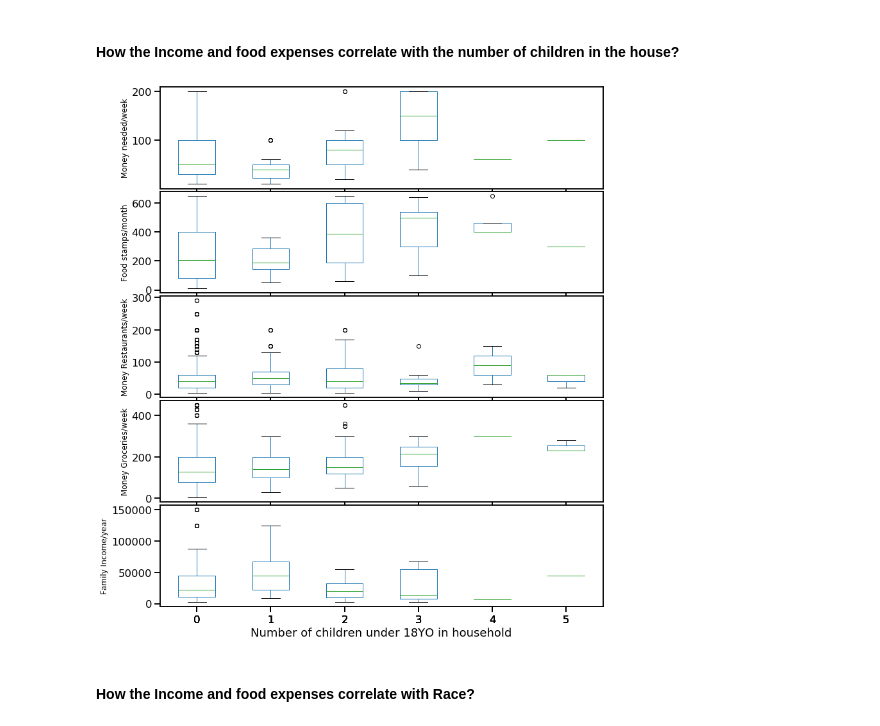
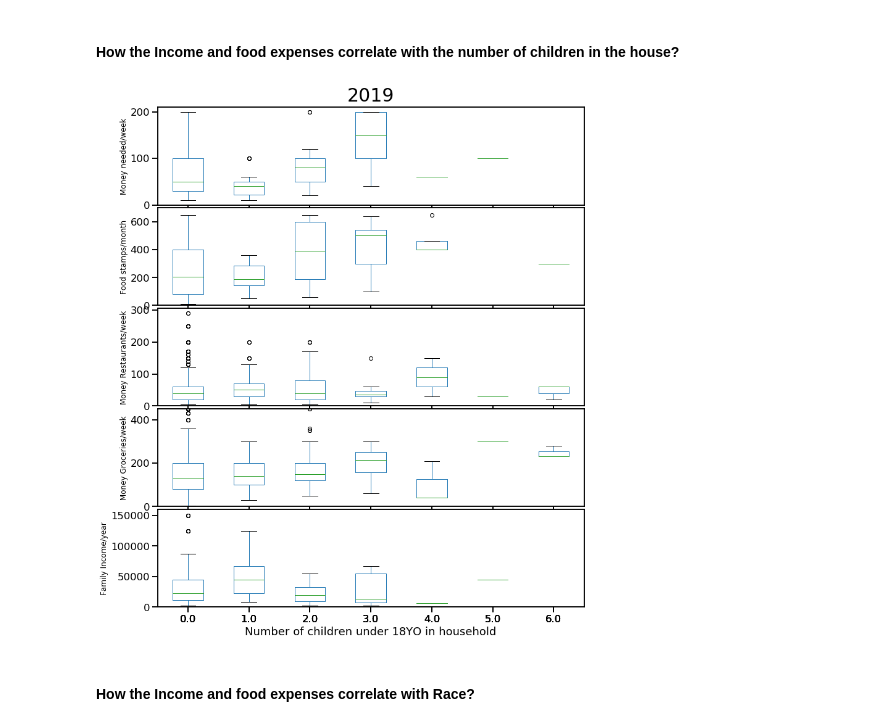
Before and after one commit to astronomilo/foodinsecurity, a Jupyter notebook: Notebooks/EDA_Prep/Team_27_EDA_Prep_20220220.ipynb, the cells around one changed output. Cells and saved outputs as stored; diff of their text form; code cells hidden in the pictures.

Commit message:
Include plots of Race and Number of children dependence for 2019 and 2020.

```diff
--- a/Notebooks/EDA_Prep/Team_27_EDA_Prep_20220207.ipynb
+++ b/Notebooks/EDA_Prep/Team_27_EDA_Prep_20220220.ipynb
@@ -176,13 +176,14 @@ cps2019_df.head()
 | 4 | 2296 | 10 | 1 | 7 | 1 | 4 | 0 | 0 | -1 | 30 | ... |
 # %%
 # Changing the original key names to something we can easily understand
-cps2019_df = cps2019_df.rename(columns={'HEFAMINC':'FAMILY_INCOME','HRHTYPE':'HOUSEHOLD_TYPE',
-                        'PTDTRACE':'RACE', 'PREMPNOT':'EMPLOYMENT_STATUS',
-                        'PRCHLD':'PRESENCE_OF_CHILDREN_UNDER_18YO', 'HETS2O':'HOUSEHOLD_PURCHASES_GROCERIES',
-                        'HETS6O':'HOUSEHOLD_PURCHASES_RESTAURANTS',
-                        'HETS8CO': 'AMOUNT_NEEDED_TO_MEET_HOUSEHOLD_FOOD_NEED',
-                        'HETSP3O':'FOODSTAMPS_AMT_PERMONTH', 'HESP1':'Y/N_RECEVIED_FOODBENEFITS_PAST12MONTHS',
-                        'HRNUMHOU' : 'TOTAL_PERSONS_HOUSEHOLD','PRNMCHLD':'NUMBER_OWN_CHILDREN'})
+newnames= {'HEFAMINC':'FAMILY_INCOME','HRHTYPE':'HOUSEHOLD_TYPE',
+            'PTDTRACE':'RACE', 'PREMPNOT':'EMPLOYMENT_STATUS',
+            'PRCHLD':'PRESENCE_OF_CHILDREN_UNDER_18YO', 'HETS2O':'HOUSEHOLD_PURCHASES_GROCERIES',
+            'HETS6O':'HOUSEHOLD_PURCHASES_RESTAURANTS',
+            'HETS8CO': 'AMOUNT_NEEDED_TO_MEET_HOUSEHOLD_FOOD_NEED',
+            'HETSP3O':'FOODSTAMPS_AMT_PERMONTH', 'HESP1':'Y/N_RECEVIED_FOODBENEFITS_PAST12MONTHS',
+            'HRNUMHOU' : 'TOTAL_PERSONS_HOUSEHOLD','PRNMCHLD':'NUMBER_OWN_CHILDREN'}
+cps2019_df = cps2019_df.rename(columns=newnames)
 # cps2019_df.to_csv('filename.csv')  # Uncomment in case you want to save this modified DF into a CSV file
 # cps2019_df.isnull().values.any()  # Check for any null values
 # cps2019_df.describe()  # Show count, mean, std, etc.
@@ -564,55 +565,89 @@ plt.show()
 # %% [markdown]
 #### How the Income and food expenses correlate with the number of children in the house?
 # %%
+import warnings
+warnings.filterwarnings("ignore")
+
+def fix_number_children(df, string):
+    for i in np.arange(0,7):
+        if i not in df.NUMBER_OWN_CHILDREN.drop_duplicates().values:
+            df = df.append({'NUMBER_OWN_CHILDREN': i,
+                             string: 0},
+                             ignore_index = True)
+    return df
+
 # Households needing to meet food needs
 FoodNeed = cps2019_df[cps2019_df['AMOUNT_NEEDED_TO_MEET_HOUSEHOLD_FOOD_NEED']!=-1]
+# Add a zero to those not defined values of NUMBER_OWN_CHILDREN
+FoodNeed = fix_number_children(FoodNeed, 'AMOUNT_NEEDED_TO_MEET_HOUSEHOLD_FOOD_NEED')
+
 # Food stamps/month:
 FoodStamps = cps2019_df[cps2019_df['FOODSTAMPS_AMT_PERMONTH']>0]
-# Purchases in Restaurants /wekk
+# Add a zero to those not defined values of NUMBER_OWN_CHILDREN
+FoodStamps = fix_number_children(FoodStamps, 'FOODSTAMPS_AMT_PERMONTH')
+
+# Purchases in Restaurants /week
 FoodRest = cps2019_df[cps2019_df['HOUSEHOLD_PURCHASES_RESTAURANTS']>=0]
-FoodRest = FoodRest[FoodRest['NUMBER_OWN_CHILDREN']!=5]
+FoodRest = fix_number_children(FoodRest, 'HOUSEHOLD_PURCHASES_RESTAURANTS')
+
 # Purchases in Groceries / week
 FoodGroc = cps2019_df[cps2019_df['HOUSEHOLD_PURCHASES_GROCERIES']>=0]
-FoodGroc = FoodGroc[FoodGroc['NUMBER_OWN_CHILDREN']!=4]
+FoodGroc = fix_number_children(FoodGroc, 'HOUSEHOLD_PURCHASES_GROCERIES')
+
 # Family Income
 FamInc = cps2019_df[cps2019_df['AMOUNT_NEEDED_TO_MEET_HOUSEHOLD_FOOD_NEED']!=-1]
 Dict_Family_Income = { 1: 2500, 2: 6250, 3: 8750, 4: 11250, 5: 13750, 6: 17500,
                        7: 22500, 8: 27500, 9: 32500, 10: 37500, 11: 45000, 12: 55000,
                       13: 67500, 14: 87500, 15: 125000, 16: 150000}
 FamInc = FamInc.replace({"FAMILY_INCOME": Dict_Family_Income})
+FamInc = fix_number_children(FamInc, 'FAMILY_INCOME')
 
+# MAKE THE PLOT
 fig, (ax1, ax2, ax3, ax4, ax5) = plt.subplots(5, sharex=True, figsize=(12,15))
 fig.subplots_adjust(0,0,1,1,0,0.03) # This removes space between plots
 
 # Money needed/week:
 FoodNeed.boxplot(column='AMOUNT_NEEDED_TO_MEET_HOUSEHOLD_FOOD_NEED',
                  by='NUMBER_OWN_CHILDREN',grid=False, ax=ax1)
 ax2.set_xticklabels(ax1.get_xticklabels(),ha='left')
 ax1.set_ylabel('Money needed/week', fontsize=12)
 ax1.set_title('')
+ax1.set_ylim(0,210)
+ax1.axes.xaxis.set_ticklabels([])
 # Food stamps/month:
 FoodStamps.boxplot(column='FOODSTAMPS_AMT_PERMONTH',
                  by='NUMBER_OWN_CHILDREN',grid=False, ax=ax2)
 ax2.set_ylabel('Food stamps/month', fontsize=12)
 ax2.set_title('')
+ax2.set_ylim(0,700)
+ax2.axes.xaxis.set_ticklabels([])
 # Purchase Restaurants
 FoodRest.boxplot(column='HOUSEHOLD_PURCHASES_RESTAURANTS',
                  by='NUMBER_OWN_CHILDREN',grid=False,ax=ax3)
 ax3.set_ylabel('Money Restaurants/week', fontsize=12)
 ax3.set_title('')
+ax3.set_ylim(0,305)
+ax3.axes.xaxis.set_ticklabels([])
+
+# Purchases in Groceries / week
 FoodGroc.boxplot(column='HOUSEHOLD_PURCHASES_GROCERIES',
                  by='NUMBER_OWN_CHILDREN',grid=False,ax=ax4)
 ax4.set_ylabel('Money Groceries/week', fontsize=12)
 ax4.set_title('')
+ax4.set_ylim(0,450)
+ax4.axes.xaxis.set_ticklabels([])
+
+# Family Income
 FamInc.boxplot(column='FAMILY_INCOME',
                  by='NUMBER_OWN_CHILDREN',grid=False, ax=ax5)
 ax5.set_ylabel('Family Income/year', fontsize=12)
 ax5.set_title('')
+ax5.set_ylim(0,160000)
 ax5.set_xlabel('Number of children under 18YO in household')
 
-fig.suptitle('')
+fig.suptitle('2019',y=0.93, fontsize=30)
 plt.show()
 # %% [output]
-[figure, old version]
+[figure, new version]
 # %% [markdown]
 #### How the Income and food expenses correlate with Race?
```
Also changed, not shown: parts of 9 cells of this notebook.
